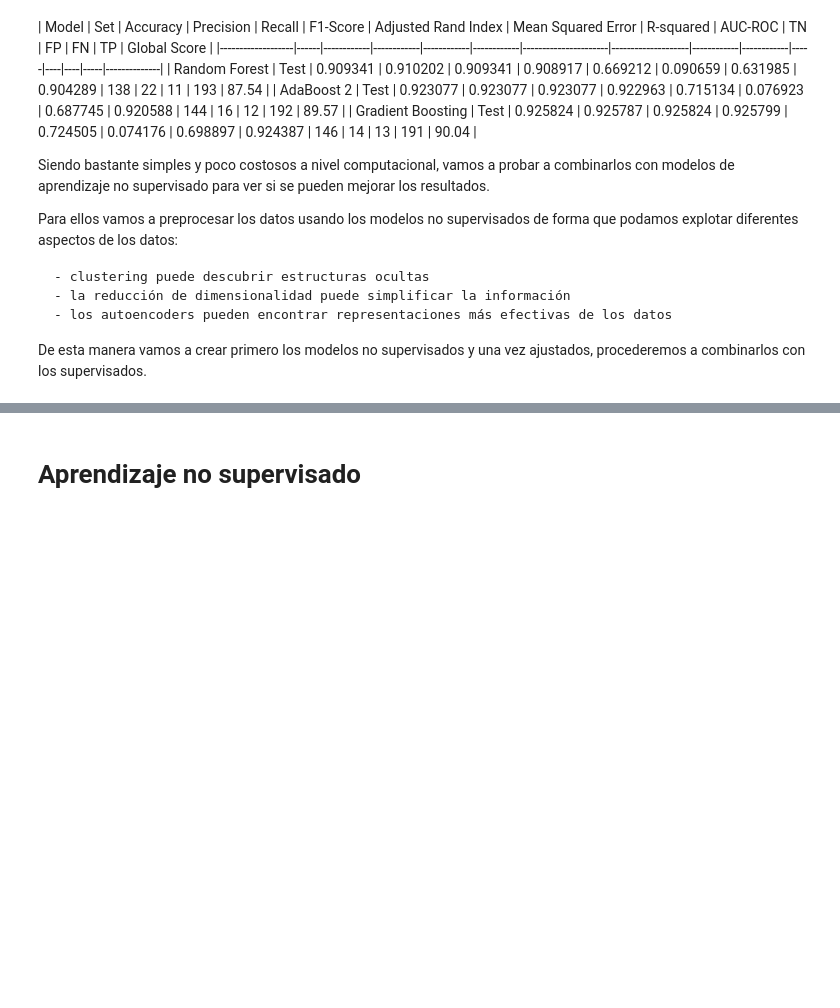
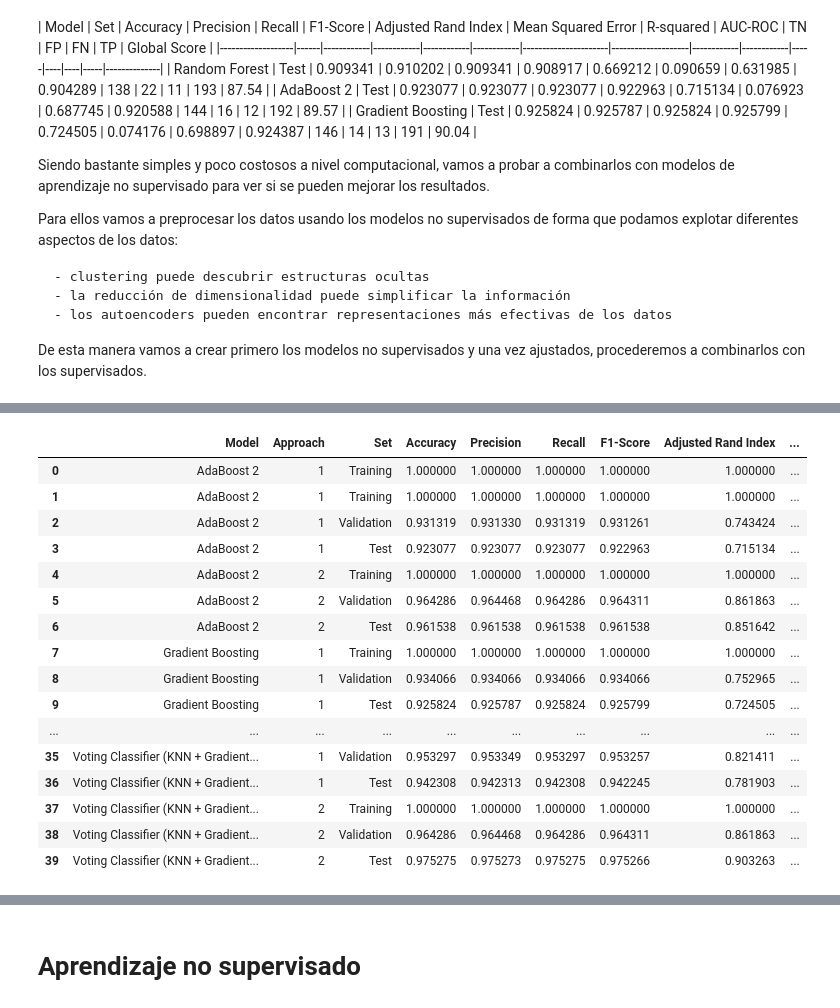
Before and after one commit to Lusku/kschool_master, a Jupyter notebook: TFM_Simple.ipynb, the cells around one changed output, grey strips where cells are left out. Saved outputs shown, nothing was run; the diff lists cells and outputs as text; code cells hidden in the pictures; blank space fills up the shorter version.

```diff
--- a/TFM_Simple.ipynb
+++ b/TFM_Simple.ipynb
@@ -2766,25 +2777,64 @@ from sklearn.neighbors import KNeighborsClassifier
 from sklearn.ensemble import GradientBoostingClassifier, AdaBoostClassifier
 from sklearn.tree import DecisionTreeClassifier
 from sklearn.model_selection import GridSearchCV
+model_name = 'Voting Classifier (KNN + Gradient Boosting + AdaBoost)'
+# Best parameters for KNN (enfoque 1)
+best_params_knn = {
+    'algorithm': 'brute',
+    'leaf_size': 10,
+    'metric': 'hamming',
+    'n_neighbors': 3,
+    'weights': 'uniform'
+}
 
-# Supongamos que ya tienes los mejores parámetros de cada modelo de tus GridSearchCV anteriores
+# Best parameters for KNN (enfoque 2)
+best_params_knn_2 = {
+    'algorithm': 'brute',
+    'leaf_size': 10,
+    'metric': 'hamming',
+    'n_neighbors': 11,
+    'weights': 'distance'
+}
 
-# Mejores parámetros para KNN
-best_params_knn = grid_search_knn.best_params_
-knn = KNeighborsClassifier(**best_params_knn)
+# Mejores parámetros para Gradient Boosting (enfoque 1)
+best_params_gb_1 = {
+    'learning_rate': 0.5,
+    'max_depth': 5,
+    'min_samples_leaf': 2,
+    'min_samples_split': 10,
+    'n_estimators': 200
+}
 
-# Mejores parámetros para Gradient Boosting
-best_params_gb = grid_search.best_params_
-grad_boost = GradientBoostingClassifier(**best_params_gb)
+# Mejores parámetros para Gradient Boosting (enfoque 2)
+best_params_gb_2 = {
+    'learning_rate': 0.5,
+    'max_depth': 4,
+    'min_samples_leaf': 1,
+    'min_samples_split': 5,
+    'n_estimators': 200
+}
 
 # Mejores parámetros para AdaBoost
-best_params_ada = grid_search.best_params_
+best_params_ada = {
+    'learning_rate': 0.5,
+    'n_estimators': 300
+}
+
+# Crear los modelos KNN con los mejores parámetros
+knn_1 = KNeighborsClassifier(**best_params_knn)
+knn_2 = KNeighborsClassifier(**best_params_knn_2)
+
+# Crear los modelos GradientBoosting con los mejores parámetros
+grad_boost_1 = GradientBoostingClassifier(**best_params_gb_1)
+grad_boost_2 = GradientBoostingClassifier(**best_params_gb_2)
+
+# Crear los modelos AdaBoost con los mejores parámetros
 base_estimator = DecisionTreeClassifier(max_depth=2)
-ada_boost = AdaBoostClassifier(base_estimator=base_estimator, **best_params_ada)
+ada_boost = AdaBoostClassifier(estimator=base_estimator, **best_params_ada)
 
 # Crear el Voting Classifier
 voting_clf = VotingClassifier(
-    estimators=[('knn', knn), ('grad_boost', grad_boost), ('ada_boost', ada_boost)],
+    estimators=[('knn', knn_1), ('grad_boost', grad_boost_1), ('ada_boost', ada_boost)],
     voting='soft'  # Puede ser 'hard' para votación mayoritaria
 )
 
@@ -2797,17 +2847,23 @@ y_val_pred = voting_clf.predict(X_val_prep)
 y_test_pred = voting_clf.predict(X_test_prep)
 
 # Mostrar estadísticas y guardar resultados
-model_name = "Voting Classifier"
 mostrar_estadisticas_guardar_tabla(y_train, y_train_pred, "Training", model_name, enfoque="1", print_roc="NO")
 mostrar_estadisticas_guardar_tabla(y_val, y_val_pred, "Validation", model_name, enfoque="1", print_roc="NO")
 mostrar_estadisticas_guardar_tabla(y_test, y_test_pred, "Test", model_name, enfoque="1", print_roc="NO")
 
 # Enfoque 2
-voting_clf.fit(X_train_prep_2, y_train_2)
-y_train_pred_2 = voting_clf.predict(X_train_prep_2)
-y_val_pred_2 = voting_clf.predict(X_val_prep_2)
-y_test_pred_2 = voting_clf.predict(X_test_prep_2)
+# Crear el Voting Classifier
+voting_clf_2 = VotingClassifier(
+    estimators=[('knn', knn_2), ('grad_boost', grad_boost_2), ('ada_boost', ada_boost)],
+    voting='soft'  # Puede ser 'hard' para votación mayoritaria
+)
+
+voting_clf_2.fit(X_train_prep_2, y_train_2)
+y_train_pred_2 = voting_clf_2.predict(X_train_prep_2)
+y_val_pred_2 = voting_clf_2.predict(X_val_prep_2)
+y_test_pred_2 = voting_clf_2.predict(X_test_prep_2)
 
 mostrar_estadisticas_guardar_tabla(y_train_2, y_train_pred_2, "Training", model_name, enfoque="2", print_roc="NO")
 mostrar_estadisticas_guardar_tabla(y_val_2, y_val_pred_2, "Validation", model_name, enfoque="2", print_roc="NO")
 mostrar_estadisticas_guardar_tabla(y_test_2, y_test_pred_2, "Test", model_name, enfoque="2", print_roc="NO")
+# %% [output]
@@ -2813,0 +2904,17 @@ mostrar_estadisticas_guardar_tabla(y_test_2, y_test_pred_2, "Test", model_name,
+|  | Model | Approach | Set | Accuracy | Precision | Recall | F1-Score | Adjusted Rand Index | ... |
+| 0 | AdaBoost 2 | 1 | Training | 1.000000 | 1.000000 | 1.000000 | 1.000000 | 1.000000 | ... |
+| 1 | AdaBoost 2 | 1 | Training | 1.000000 | 1.000000 | 1.000000 | 1.000000 | 1.000000 | ... |
+| 2 | AdaBoost 2 | 1 | Validation | 0.931319 | 0.931330 | 0.931319 | 0.931261 | 0.743424 | ... |
+| 3 | AdaBoost 2 | 1 | Test | 0.923077 | 0.923077 | 0.923077 | 0.922963 | 0.715134 | ... |
+| 4 | AdaBoost 2 | 2 | Training | 1.000000 | 1.000000 | 1.000000 | 1.000000 | 1.000000 | ... |
+| 5 | AdaBoost 2 | 2 | Validation | 0.964286 | 0.964468 | 0.964286 | 0.964311 | 0.861863 | ... |
+| 6 | AdaBoost 2 | 2 | Test | 0.961538 | 0.961538 | 0.961538 | 0.961538 | 0.851642 | ... |
+| 7 | Gradient Boosting | 1 | Training | 1.000000 | 1.000000 | 1.000000 | 1.000000 | 1.000000 | ... |
+| 8 | Gradient Boosting | 1 | Validation | 0.934066 | 0.934066 | 0.934066 | 0.934066 | 0.752965 | ... |
+| 9 | Gradient Boosting | 1 | Test | 0.925824 | 0.925787 | 0.925824 | 0.925799 | 0.724505 | ... |
+| ... | ... | ... | ... | ... | ... | ... | ... | ... | ... |
+| 35 | Voting Classifier (KNN + Gradient... | 1 | Validation | 0.953297 | 0.953349 | 0.953297 | 0.953257 | 0.821411 | ... |
+| 36 | Voting Classifier (KNN + Gradient... | 1 | Test | 0.942308 | 0.942313 | 0.942308 | 0.942245 | 0.781903 | ... |
+| 37 | Voting Classifier (KNN + Gradient... | 2 | Training | 1.000000 | 1.000000 | 1.000000 | 1.000000 | 1.000000 | ... |
+| 38 | Voting Classifier (KNN + Gradient... | 2 | Validation | 0.964286 | 0.964468 | 0.964286 | 0.964311 | 0.861863 | ... |
+| 39 | Voting Classifier (KNN + Gradient... | 2 | Test | 0.975275 | 0.975273 | 0.975275 | 0.975266 | 0.903263 | ... |
```
Also changed, not shown: parts of 9 cells of this notebook.
